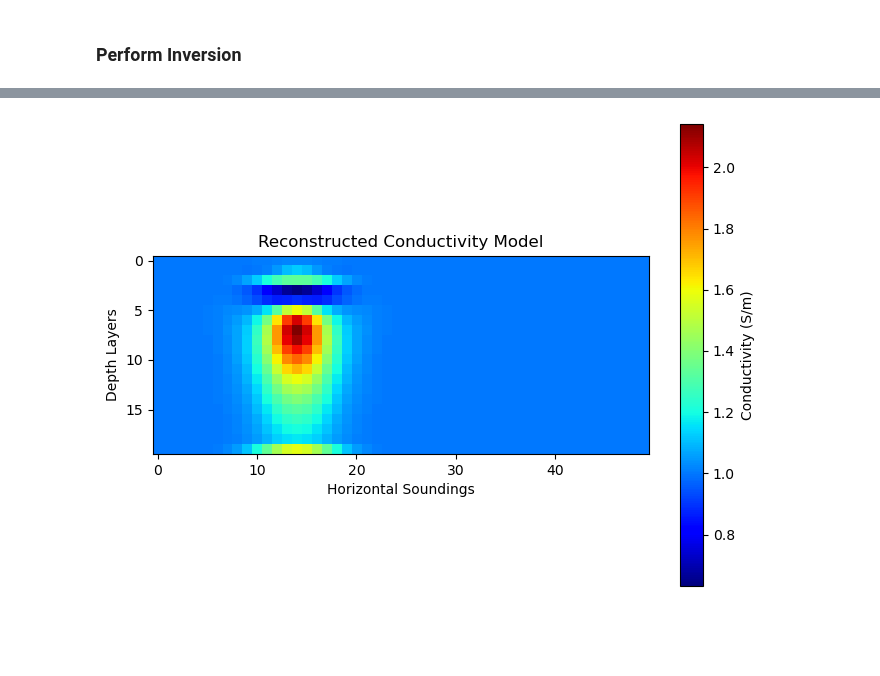
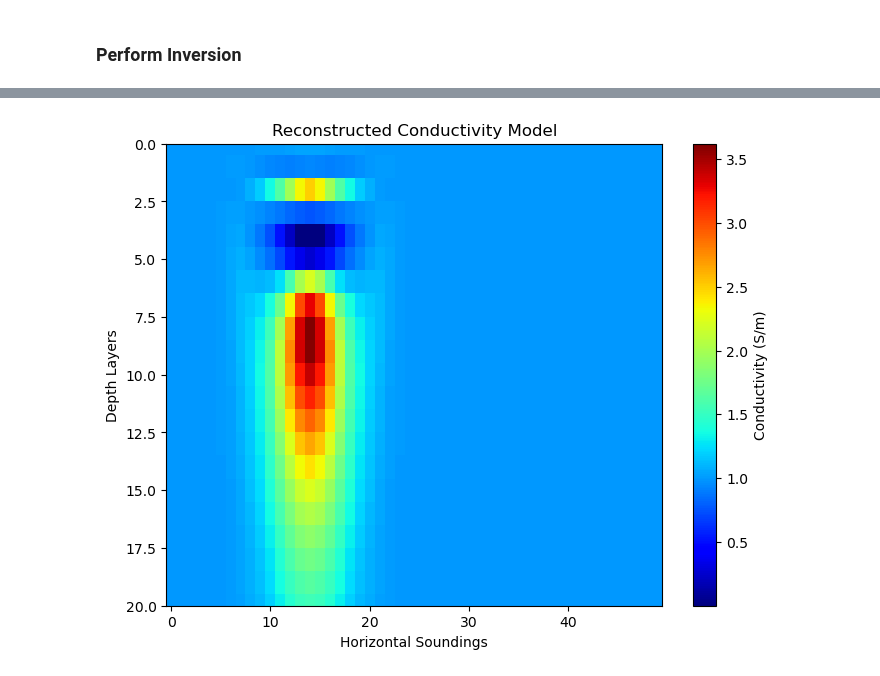
Before and after one commit to matthewhasman/Geophysical-Electromagnetic-Scanner, a Jupyter notebook: inversion/test_inversion.ipynb, the cells around one changed output, grey strips where cells are left out. Saved outputs shown, nothing was run; the diff lists cells and outputs as text; code cells hidden in the pictures; blank space fills up the shorter version.

```diff
--- a/inversion/test_inversion.ipynb
+++ b/inversion/test_inversion.ipynb
@@ -54,7 +54,7 @@ plt.show()
 
 dipole_dist = 1
 sensor_ht = 0.05
-frequencies = np.logspace(3, 5, 8)  # Frequencies (Hz)
+frequencies = 0.5 * np.logspace(3, 5, 8)  # Frequencies (Hz)
 omega = 2 * np.pi * frequencies  # Convert to angular frequencies (rad/s)
 
 # Compute apparent conductivity for each sounding
@@ -77,11 +77,16 @@ for sounding in range(num_soundings):
 # Plot apparent conductivity
 plt.figure()
 plt.imshow(apparent_conductivity, aspect='auto', origin='upper', cmap='viridis')
-# plt.gca().invert_yaxis()  # Ensure soundings are oriented correctly
 cb = plt.colorbar()
 plt.xlabel('Frequency (Hz)')
 plt.ylabel('Horizontal Sounding')
-plt.title('Apparent Conductivity vs Frequency')
+plt.xticks(
+    ticks=np.arange(len(frequencies)),
+    labels=[f"{f:.0f}" for f in frequencies],
+    rotation=45
+)
+plt.title('Frequency Sweep of Electromagnetic Response')
 cb.set_label('Apparent Conductivity (S/m)', fontsize=12)
+plt.tight_layout()
 plt.show()
 # %% [output]
@@ -285,12 +349,12 @@ def forward_model(sigma):
     B = compute_apparent_conductivity(sigma, frequencies)
     return B
 
-gamma = 1e-3; # Regularization base parameter
-q = 0.5; # Hyperparameter for smoothness
+gamma = 1e0; # Regularization base parameter
+q = 0.9; # Hyperparameter for smoothness
 ell = 5; # GSVD truncation level
 epsilon = 1e-3; # Convergence tolerance
-max_iters = 20; # Maximum iterations
-num_layers = 20; # Arbitrary
+max_iters = 50; # Maximum iterations
+num_layers = 30; # Arbitrary
 [num_soundings, num_freqs]= apparent_conductivity.shape
 
 #Initialize
@@ -370,10 +513,11 @@ Residual Norm: 10.476841
 # %%
 plt.figure(figsize=(8, 6))
-plt.imshow(sigma_k, aspect='equal', cmap='jet')
+plt.imshow(sigma_k, aspect='auto', cmap='jet')
+plt.ylim(20, 0)
 plt.colorbar(label="Conductivity (S/m)")
 plt.xlabel("Horizontal Soundings")
 plt.ylabel("Depth Layers")
 plt.title("Reconstructed Conductivity Model")
 plt.show()
 # %% [output]
-[figure, old version]
+[figure, new version]
```
Also changed, not shown: parts of 16 cells of this notebook, 1 other file.
